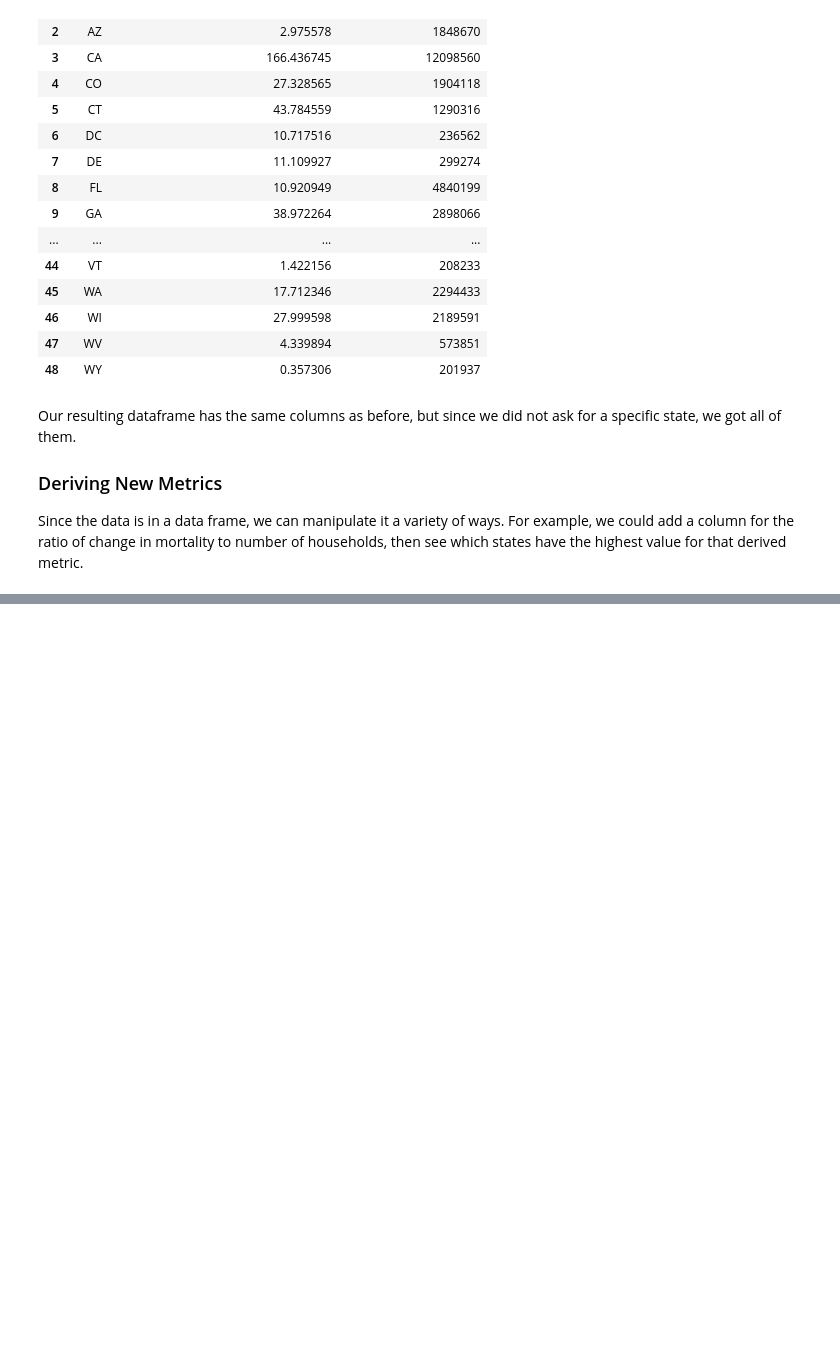
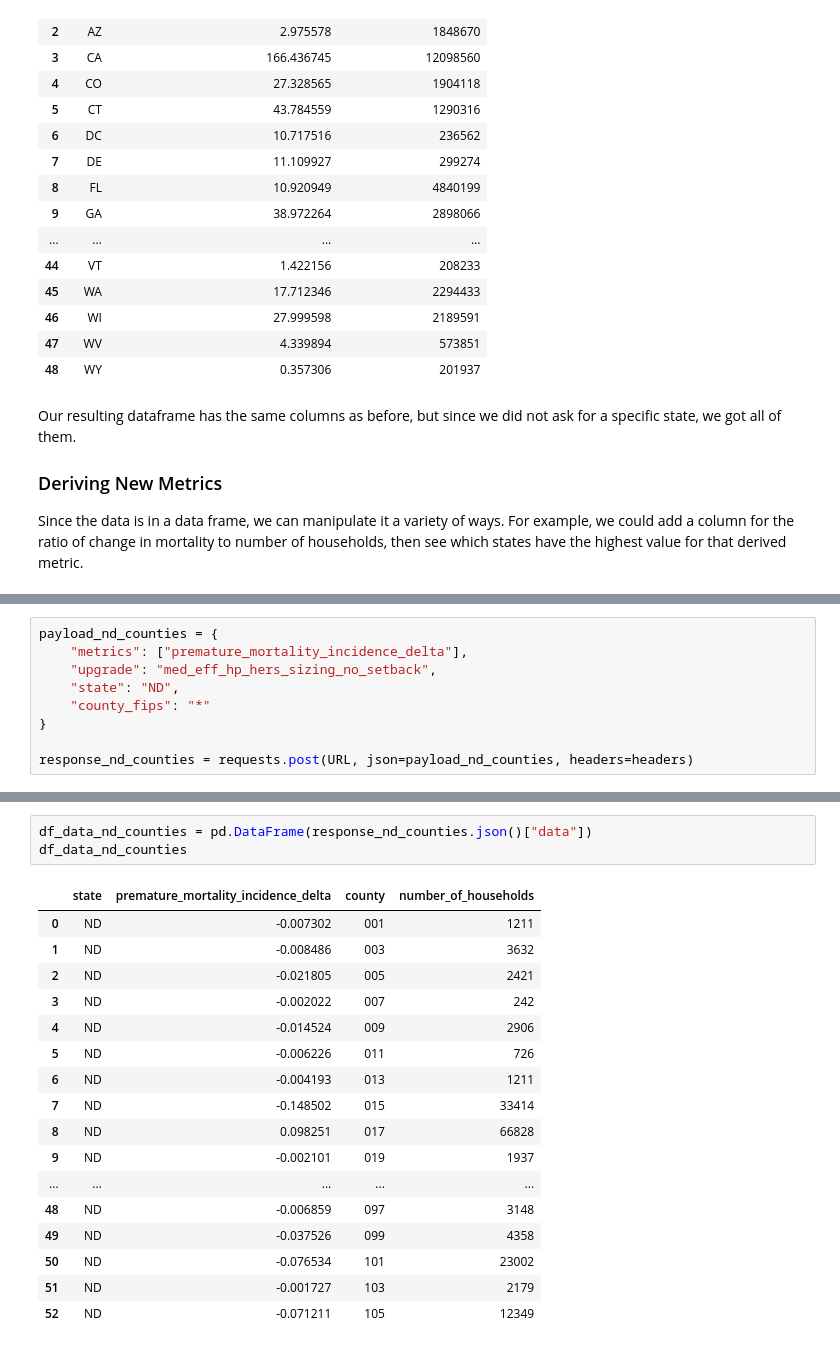
Before and after one commit to rewiringamerica/api_demos, a Jupyter notebook: notebooks/Health Impacts.ipynb, the cells around one changed output, grey strips where cells are left out. Drawn from its saved outputs; the diff is of its cells as text; blank space fills up the shorter version.

```diff
--- a/notebooks/Health Impacts.ipynb
+++ b/notebooks/Health Impacts.ipynb
@@ -169,0 +225,9 @@ df_data.nlargest(10, "mortality_per_household")
+# %%
+payload_nd_counties = {
+    "metrics": ["premature_mortality_incidence_delta"],
+    "upgrade": "med_eff_hp_hers_sizing_no_setback",
+    "state": "ND",
+    "county_fips": "*"
+}
+
+response_nd_counties = requests.post(URL, json=payload_nd_counties, headers=headers)
@@ -169,0 +263,21 @@ df_data.nlargest(10, "mortality_per_household")
+# %%
+df_data_nd_counties = pd.DataFrame(response_nd_counties.json()["data"])
+df_data_nd_counties
+# %% [output]
+|  | state | premature_mortality_incidence_delta | county | number_of_households |
+| 0 | ND | -0.007302 | 001 | 1211 |
+| 1 | ND | -0.008486 | 003 | 3632 |
+| 2 | ND | -0.021805 | 005 | 2421 |
+| 3 | ND | -0.002022 | 007 | 242 |
+| 4 | ND | -0.014524 | 009 | 2906 |
+| 5 | ND | -0.006226 | 011 | 726 |
+| 6 | ND | -0.004193 | 013 | 1211 |
+| 7 | ND | -0.148502 | 015 | 33414 |
+| 8 | ND | 0.098251 | 017 | 66828 |
+| 9 | ND | -0.002101 | 019 | 1937 |
+| ... | ... | ... | ... | ... |
+| 48 | ND | -0.006859 | 097 | 3148 |
+| 49 | ND | -0.037526 | 099 | 4358 |
+| 50 | ND | -0.076534 | 101 | 23002 |
+| 51 | ND | -0.001727 | 103 | 2179 |
+| 52 | ND | -0.071211 | 105 | 12349 |
```
Also changed, not shown: parts of 29 cells of this notebook.
